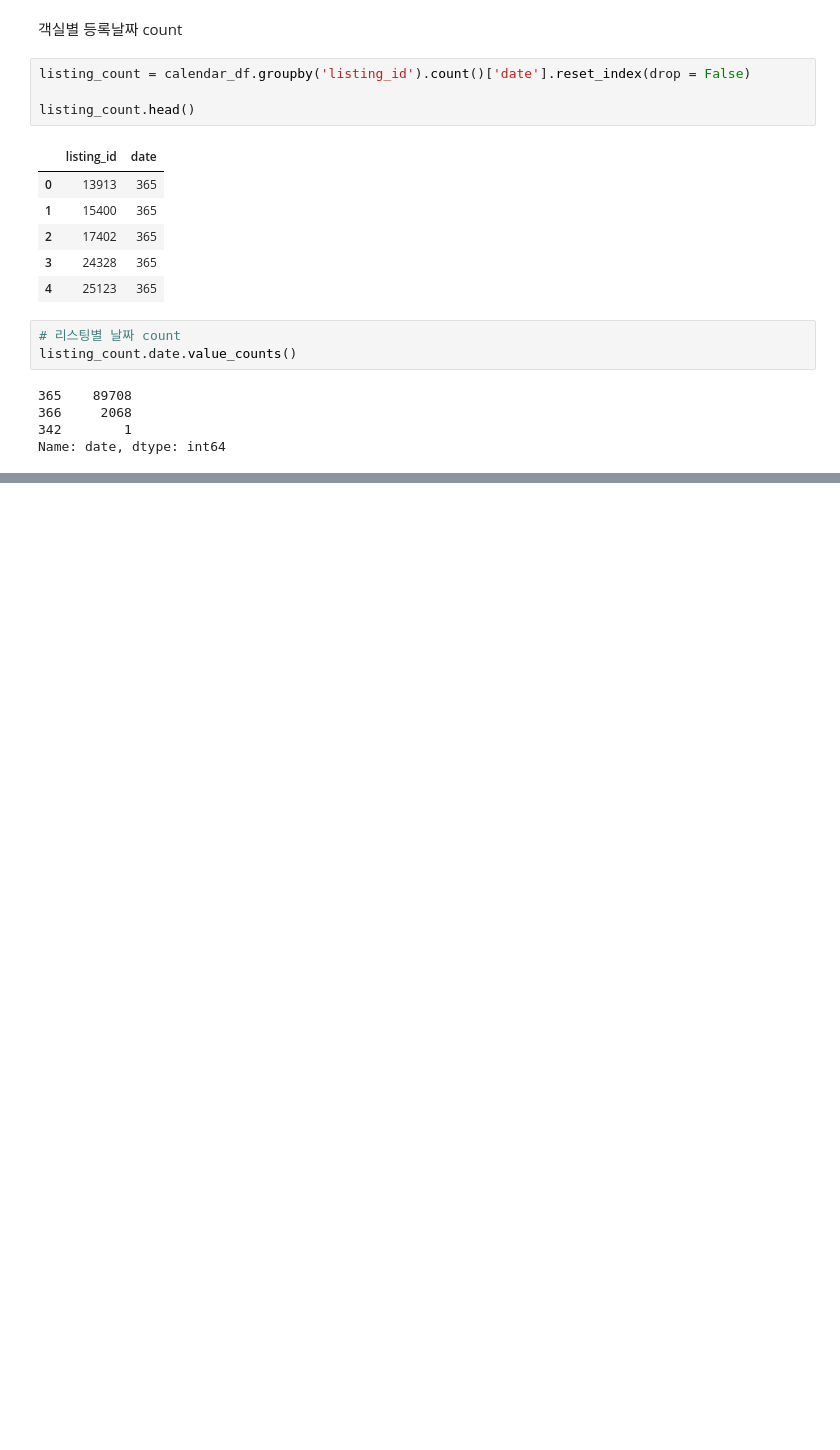
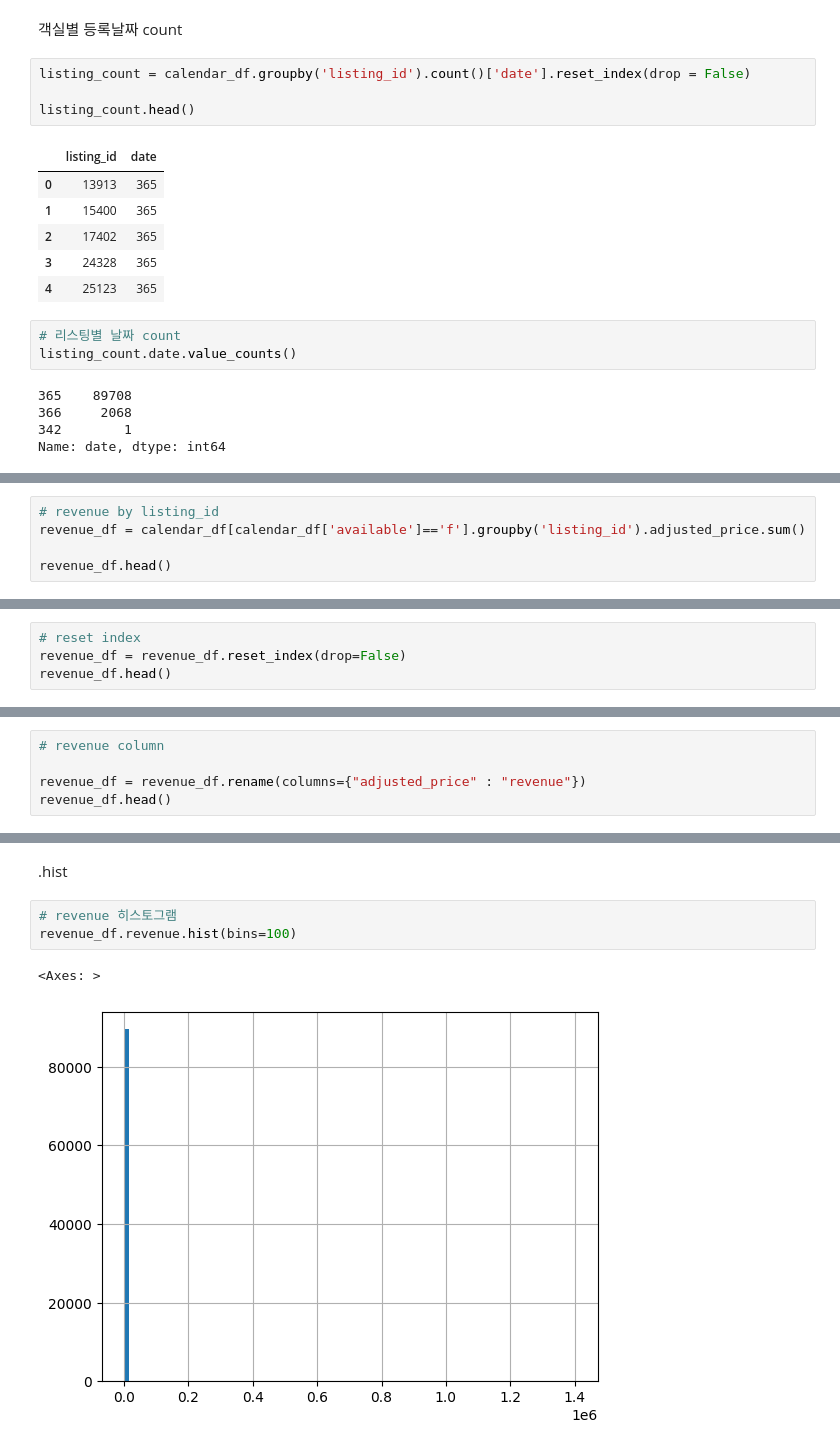
Before and after one commit to HongSeongMo/Airbnb, a Jupyter notebook: learning_plus_training1.ipynb, the cells around one changed output, grey strips where cells are left out. Cells and saved outputs as stored; diff of their text form; blank space fills up the shorter version.

```diff
--- a/learning_plus_training1.ipynb
+++ b/learning_plus_training1.ipynb
@@ -316,0 +285,5 @@ Name: date, dtype: int64
+# %%
+# revenue by listing_id
+revenue_df = calendar_df[calendar_df['available']=='f'].groupby('listing_id').adjusted_price.sum()
+
+revenue_df.head()
@@ -316,0 +298,4 @@ Name: date, dtype: int64
+# %%
+# reset index
+revenue_df = revenue_df.reset_index(drop=False)
+revenue_df.head()
@@ -316,0 +309,5 @@ Name: date, dtype: int64
+# %%
+# revenue column
+
+revenue_df = revenue_df.rename(columns={"adjusted_price" : "revenue"})
+revenue_df.head()
@@ -316,0 +343,8 @@ Name: date, dtype: int64
+# %% [markdown]
+.hist
+# %%
+# revenue 히스토그램
+revenue_df.revenue.hist(bins=100)
+# %% [output]
+<Axes: >
+[figure, added]
```
Also changed, not shown: parts of 21 cells of this notebook.
